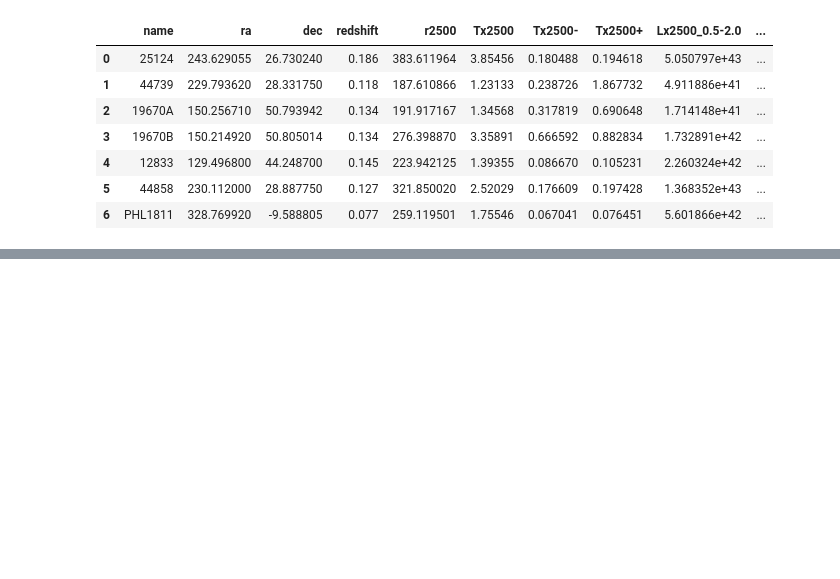
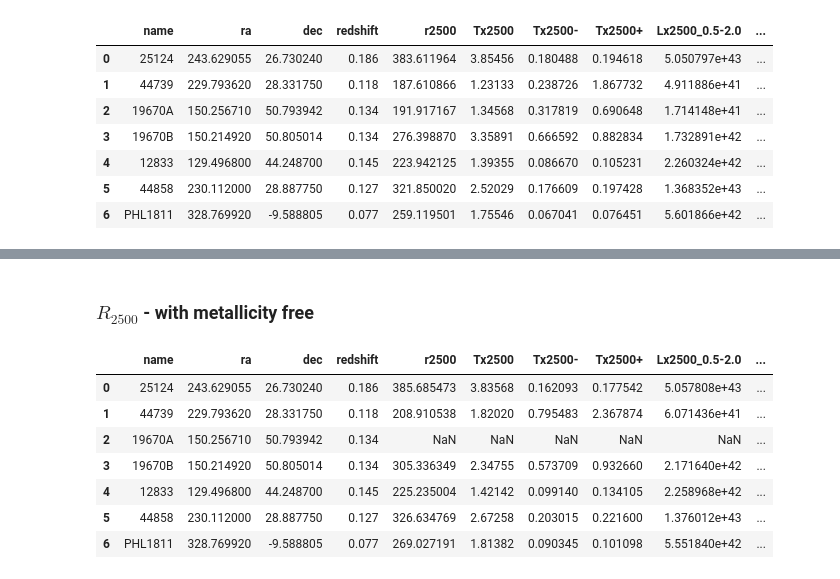
Before and after one commit to DavidT3/OVI_groups, a Jupyter notebook: notebooks/running_LTR_pipeline.ipynb, the cells around one changed output, grey strips where cells are left out. Saved outputs shown, nothing was run; the diff lists cells and outputs as text; code cells hidden in the pictures; blank space fills up the shorter version.

```diff
--- a/notebooks/running_LTR_pipeline.ipynb
+++ b/notebooks/running_LTR_pipeline.ipynb
@@ -129,0 +181,13 @@ rad_hist_r2500
+# %% [markdown]
+### $R_{2500}$ - with metallicity free
+# %%
+results_r2500_metfree
+# %% [output]
+|  | name | ra | dec | redshift | r2500 | Tx2500 | Tx2500- | Tx2500+ | Lx2500_0.5-2.0 | ... |
+| 0 | 25124 | 243.629055 | 26.730240 | 0.186 | 385.685473 | 3.83568 | 0.162093 | 0.177542 | 5.057808e+43 | ... |
+| 1 | 44739 | 229.793620 | 28.331750 | 0.118 | 208.910538 | 1.82020 | 0.795483 | 2.367874 | 6.071436e+41 | ... |
+| 2 | 19670A | 150.256710 | 50.793942 | 0.134 | NaN | NaN | NaN | NaN | NaN | ... |
+| 3 | 19670B | 150.214920 | 50.805014 | 0.134 | 305.336349 | 2.34755 | 0.573709 | 0.932660 | 2.171640e+42 | ... |
+| 4 | 12833 | 129.496800 | 44.248700 | 0.145 | 225.235004 | 1.42142 | 0.099140 | 0.134105 | 2.258968e+42 | ... |
+| 5 | 44858 | 230.112000 | 28.887750 | 0.127 | 326.634769 | 2.67258 | 0.203015 | 0.221600 | 1.376012e+43 | ... |
+| 6 | PHL1811 | 328.769920 | -9.588805 | 0.077 | 269.027191 | 1.81382 | 0.090345 | 0.101098 | 5.551840e+42 | ... |
```
Also changed, not shown: parts of 22 cells of this notebook, 2 other files.
